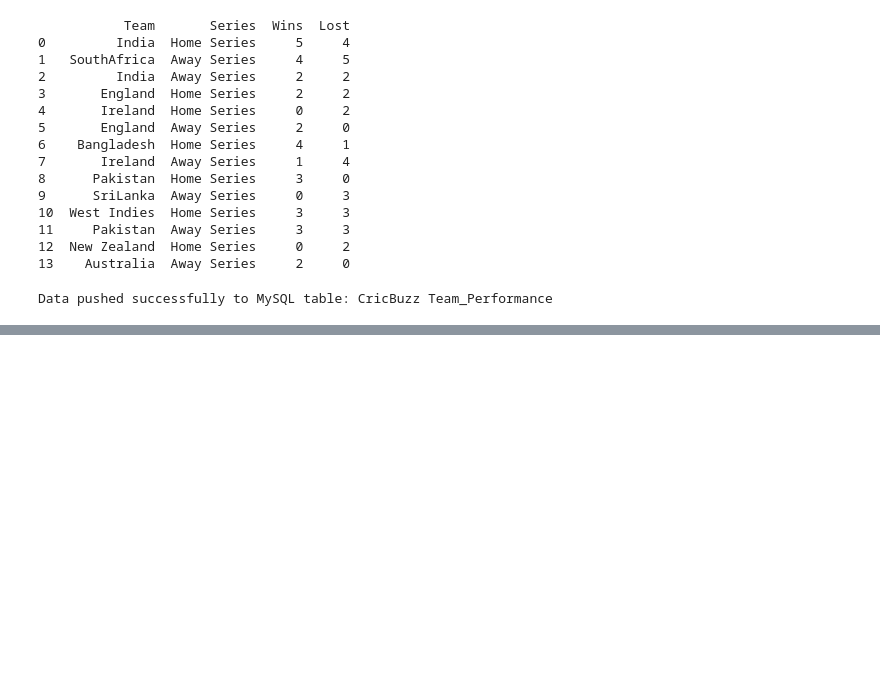
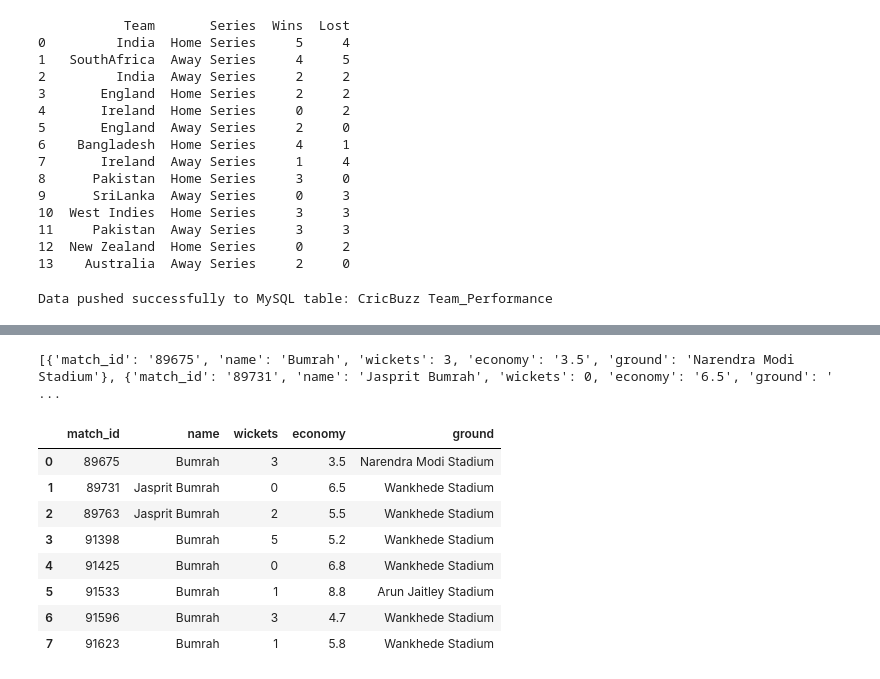
Before and after one commit to dhineshnathank/Cricbuzz, a Jupyter notebook: notebooks/CB25questions.ipynb, the cells around one changed output, grey strips where cells are left out. Drawn from its saved outputs; the diff is of its cells as text; code cells hidden in the pictures; blank space fills up the shorter version.

```diff
--- a/notebooks/CB25questions.ipynb
+++ b/notebooks/CB25questions.ipynb
@@ -2150,0 +2479,19 @@ Data pushed successfully to MySQL table: CricBuzz Team_Performance
+# %%
+match_ids=[89675, 89704, 89731, 89763, 91398, 91425, 91456, 91489, 91533, 91563, 91596, 91623, 91658, 91699]
+bum_score_card=[]
+for i in match_ids:
+    url = f"https://cricbuzz-cricket.p.rapidapi.com/mcenter/v1/{i}/scard"
+
+    headers = {
+	    "x-rapidapi-key": "f28eedda78mshf250801249f0213p108557jsn01ea9788bf50",
+	    "x-rapidapi-host": "cricbuzz-cricket.p.rapidapi.com"
+    }
+
+    response = requests.get(url, headers=headers)
+    try:
+        json_data = response.json()
+        bum_score_card.append(json_data)
+    except:
+        continue
+
+bum_score_card
@@ -2150,0 +2516,21 @@ Data pushed successfully to MySQL table: CricBuzz Team_Performance
+# %%
+
+bumrah_stats = []
+
+for match in bum_score_card:
+    scorecard_list = match.get("scorecard", [])
+
+    for innings in scorecard_list:
+        bowlers = innings.get("bowler", [])
+
+        for bowler in bowlers:
+            if bowler.get("name", "").lower() in ["bumrah", "jasprit bumrah"]:
+                bumrah_stats.append({
+                    "match_id": match.get("appindex", {}).get("weburl", "").split("/")[4],
+                    #"innings_id": innings.get("inningsid"),
+                    "name": bowler.get("name"),
+                    "wickets": bowler.get("wickets"),
+                    "economy": bowler.get("economy")
+                })
+
+bumrah_stats
@@ -2150,0 +2552,26 @@ Data pushed successfully to MySQL table: CricBuzz Team_Performance
+# %%
+for item in bumrah_stats:
+    mid = int(item['match_id'])
+
+    for m in match_venue_details1:
+        if m['Match ID'] == mid:
+            item['ground'] = m['Ground']
+            break
+
+print(bumrah_stats)
+# %% [output]
+[{'match_id': '89675', 'name': 'Bumrah', 'wickets': 3, 'economy': '3.5', 'ground': 'Narendra Modi Stadium'}, {'match_id': '89731', 'name': 'Jasprit Bumrah', 'wickets': 0, 'economy': '6.5', 'ground': ' ...
+# %%
+import pandas as pd
+bumrah_table=pd.DataFrame(bumrah_stats)
+bumrah_table
+# %% [output]
+|  | match_id | name | wickets | economy | ground |
+| 0 | 89675 | Bumrah | 3 | 3.5 | Narendra Modi Stadium |
+| 1 | 89731 | Jasprit Bumrah | 0 | 6.5 | Wankhede Stadium |
+| 2 | 89763 | Jasprit Bumrah | 2 | 5.5 | Wankhede Stadium |
+| 3 | 91398 | Bumrah | 5 | 5.2 | Wankhede Stadium |
+| 4 | 91425 | Bumrah | 0 | 6.8 | Wankhede Stadium |
+| 5 | 91533 | Bumrah | 1 | 8.8 | Arun Jaitley Stadium |
+| 6 | 91596 | Bumrah | 3 | 4.7 | Wankhede Stadium |
+| 7 | 91623 | Bumrah | 1 | 5.8 | Wankhede Stadium |
```
Also changed, not shown: parts of 24 cells of this notebook.
